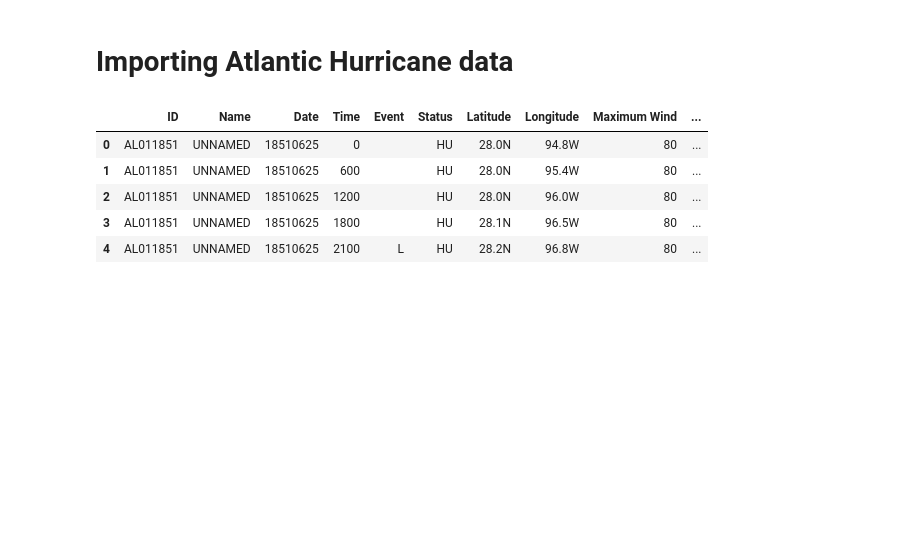
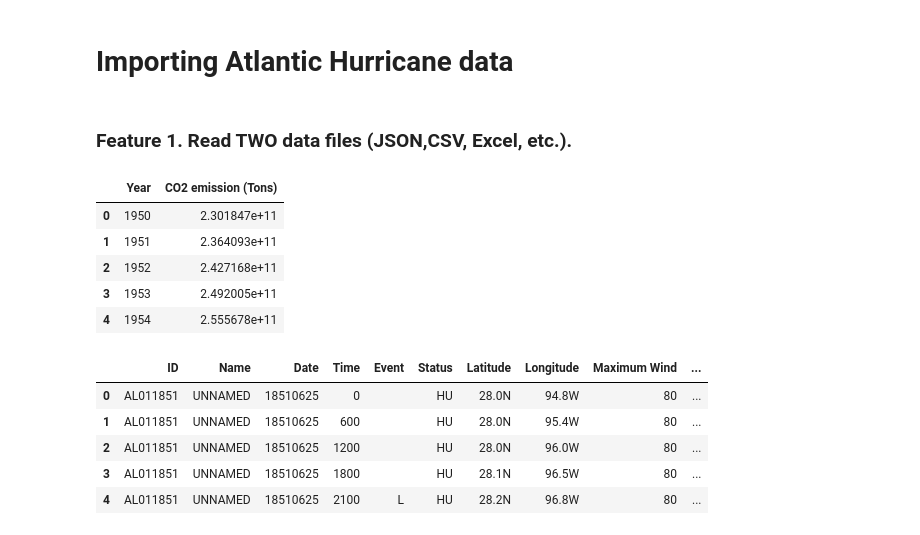
Before and after one commit to DanielBrechner/hurrdat_co2, a Jupyter notebook: atlantic_hurricanes.ipynb, the cells around one changed output. Drawn from its saved outputs; the diff is of its cells as text; code cells hidden in the pictures; blank space fills up the shorter version.

```diff
--- a/atlantic_hurricanes.ipynb
+++ b/atlantic_hurricanes.ipynb
@@ -7,6 +7,18 @@ import plotly.express as px
 import calendar
 # %% [markdown]
 # Importing Atlantic Hurricane data
+# %% [markdown]
+### Feature 1. Read TWO data files (JSON,CSV, Excel, etc.).
+# %%
+co2 = pd.read_csv('assets/co2_small.csv')
+co2.head()
+# %% [output]
+|  | Year | CO2 emission (Tons) |
+| 0 | 1950 | 2.301847e+11 |
+| 1 | 1951 | 2.364093e+11 |
+| 2 | 1952 | 2.427168e+11 |
+| 3 | 1953 | 2.492005e+11 |
+| 4 | 1954 | 2.555678e+11 |
 # %%
 df = pd.read_csv('assets/atlantic.csv')
 df.head()
```
Also changed, not shown: parts of 7 cells of this notebook.
